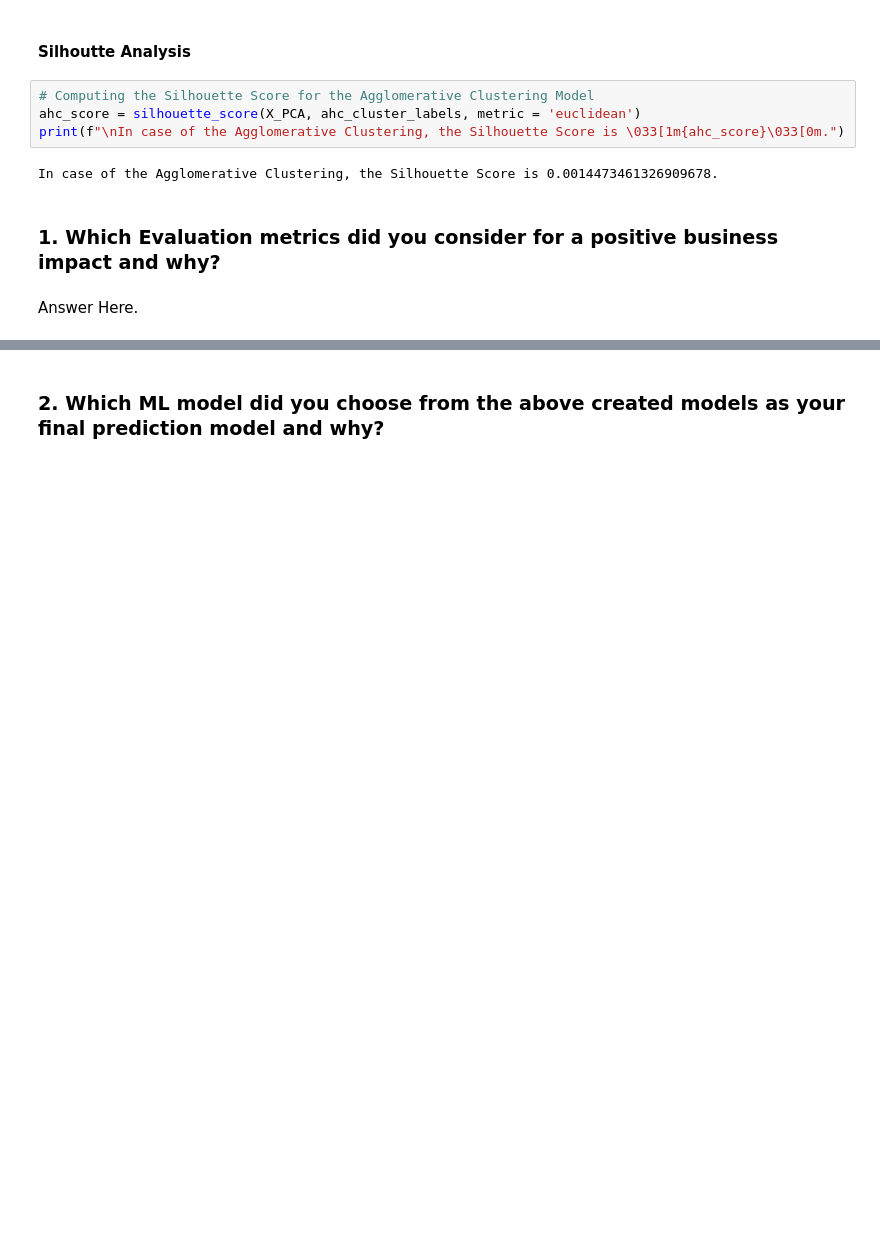
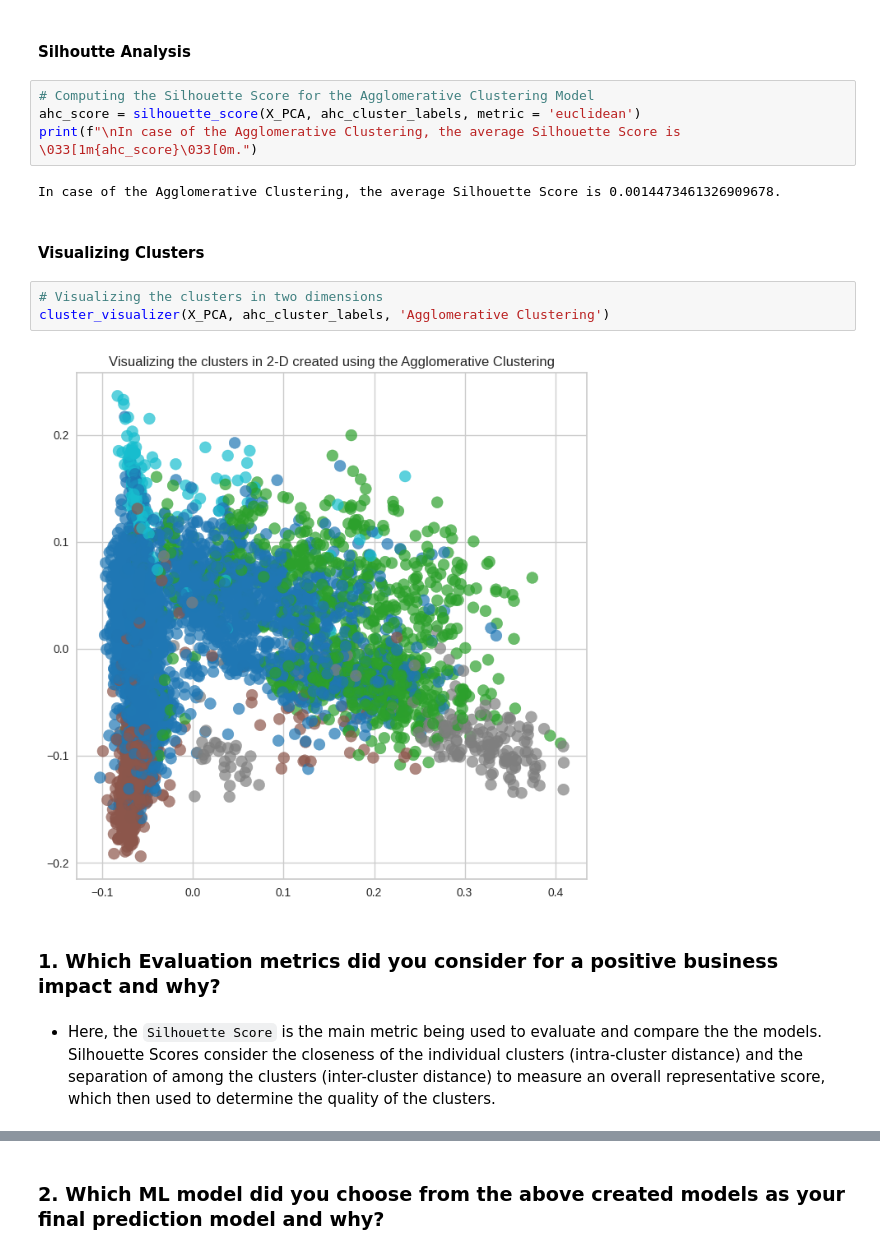
Before and after one commit to dipankarsahu1000/Netflix-Movie-and-TV-Shows-Clustering, a Jupyter notebook: Netflix_Movies_and_TV_Shows_Clustering.ipynb, the cells around one changed output, grey strips where cells are left out. Saved outputs shown, nothing was run; the diff lists cells and outputs as text; blank space fills up the shorter version.

```diff
--- a/Netflix_Movies_and_TV_Shows_Clustering.ipynb
+++ b/Netflix_Movies_and_TV_Shows_Clustering.ipynb
@@ -1343,10 +1370,17 @@ ahc_cluster_labels = ahc.fit_predict(X_PCA)
 # %%
 # Computing the Silhouette Score for the Agglomerative Clustering Model
 ahc_score = silhouette_score(X_PCA, ahc_cluster_labels, metric = 'euclidean')
-print(f"\nIn case of the Agglomerative Clustering, the Silhouette Score is \033[1m{ahc_score}\033[0m.")
+print(f"\nIn case of the Agglomerative Clustering, the average Silhouette Score is \033[1m{ahc_score}\033[0m.")
 # %% [output]
-In case of the Agglomerative Clustering, the Silhouette Score is 0.0014473461326909678.
+In case of the Agglomerative Clustering, the average Silhouette Score is 0.0014473461326909678.
+# %% [markdown]
+####  Visualizing Clusters
+# %%
+# Visualizing the clusters in two dimensions
+cluster_visualizer(X_PCA, ahc_cluster_labels, 'Agglomerative Clustering')
+# %% [output]
+[figure, added]
 # %% [markdown]
 ### 1. Which Evaluation metrics did you consider for a positive business impact and why?
-# %% [markdown]
-Answer Here.
+# %% [markdown]
+* Here, the `Silhouette Score` is the main metric being used to evaluate and compare the the models. Silhouette Scores consider the closeness of the individual clusters (intra-cluster distance) and the separation of among the clusters (inter-cluster distance) to measure an overall representative score, which then used to determine the quality of the clusters.
```
Also changed, not shown: parts of 22 cells of this notebook.
